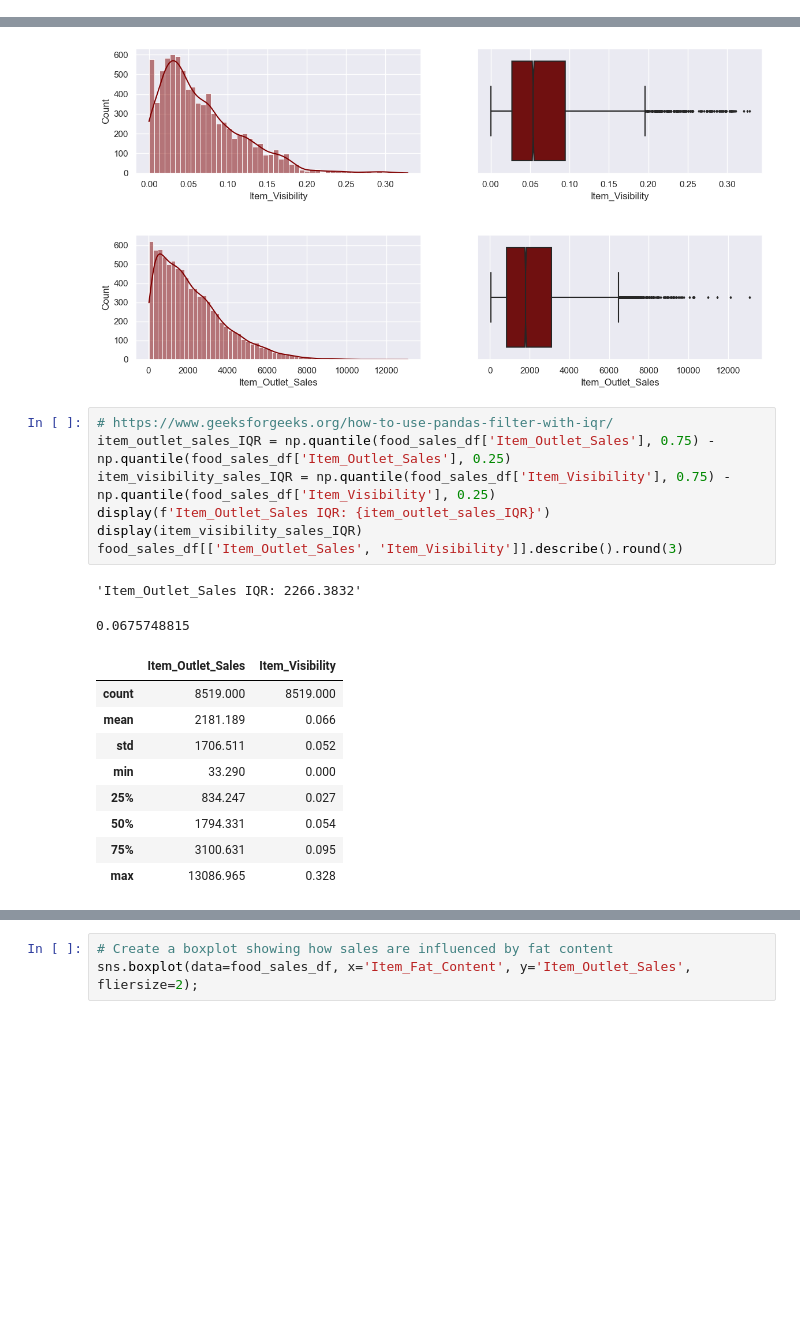
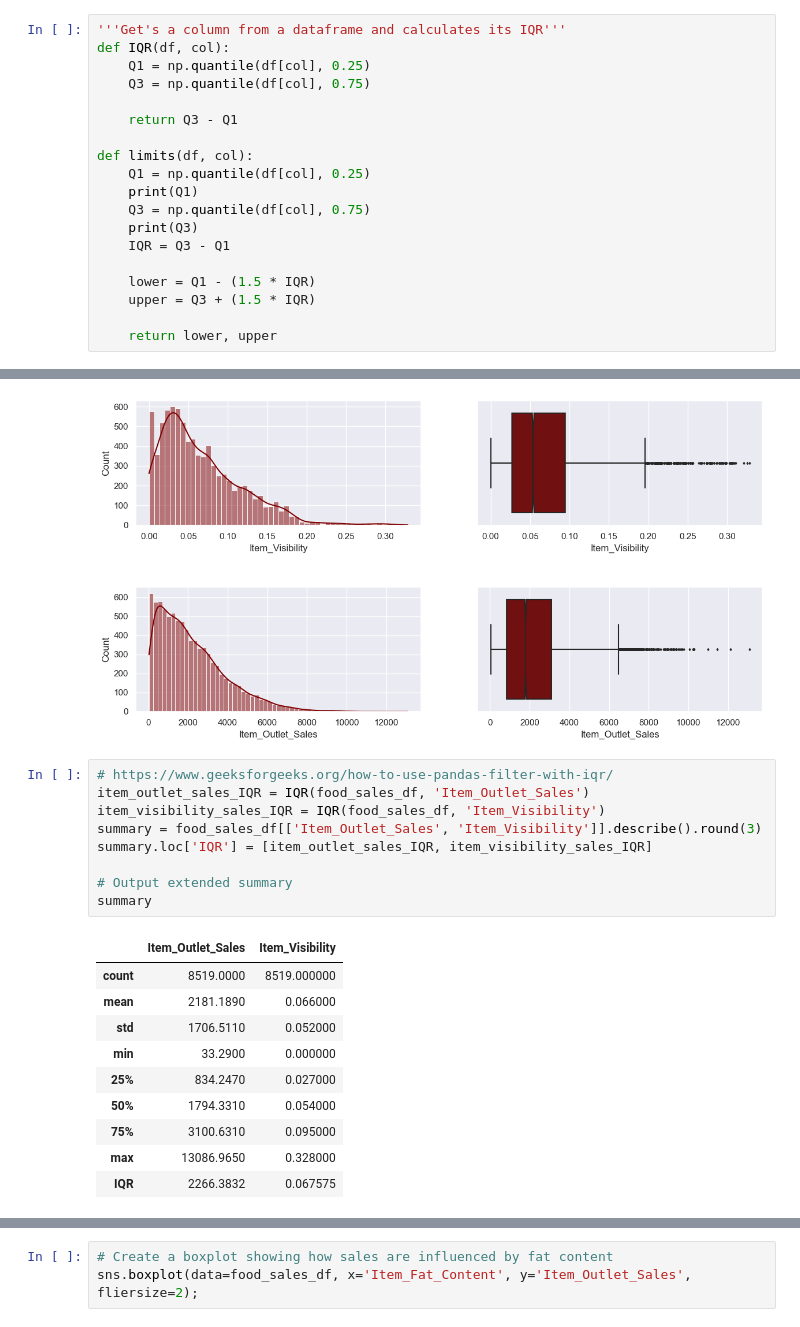
Before and after one commit to john-a-dixon/forecasting-food-sales, a Jupyter notebook: forecasting-food-sales.ipynb, the cells around one changed output, grey strips where cells are left out. Drawn from its saved outputs; the diff is of its cells as text; blank space fills up the shorter version.

```diff
--- a/forecasting-food-sales.ipynb
+++ b/forecasting-food-sales.ipynb
@@ -69,6 +69,25 @@ food_sales_df.head()
 | 2 | FDN15 | 17.50 | Low Fat | 0.016760 | Meat | 141.6180 | ... |
 | 3 | FDX07 | 19.20 | Regular | 0.000000 | Fruits and Vegetables | 182.0950 | ... |
 | 4 | NCD19 | 8.93 | Low Fat | 0.000000 | Household | 53.8614 | ... |
+# %%
+'''Get's a column from a dataframe and calculates its IQR'''
+def IQR(df, col):
+    Q1 = np.quantile(df[col], 0.25)
+    Q3 = np.quantile(df[col], 0.75)
+
+    return Q3 - Q1
+
+def limits(df, col):
+    Q1 = np.quantile(df[col], 0.25)
+    print(Q1)
+    Q3 = np.quantile(df[col], 0.75)
+    print(Q3)
+    IQR = Q3 - Q1
+
+    lower = Q1 - (1.5 * IQR)
+    upper = Q3 + (1.5 * IQR)
+
+    return lower, upper
 # %% [markdown]
 ## Data Cleaning
 
@@ -530,23 +549,24 @@ sns.boxplot(data=food_sales_df, x='Item_Outlet_Sales', ax=axes[1, 1], notch=True
 [figure]
 # %%
 # https://www.geeksforgeeks.org/how-to-use-pandas-filter-with-iqr/
-item_outlet_sales_IQR = np.quantile(food_sales_df['Item_Outlet_Sales'], 0.75) - np.quantile(food_sales_df['Item_Outlet_Sales'], 0.25)
-item_visibility_sales_IQR = np.quantile(food_sales_df['Item_Visibility'], 0.75) - np.quantile(food_sales_df['Item_Visibility'], 0.25)
-display(f'Item_Outlet_Sales IQR: {item_outlet_sales_IQR}')
-display(item_visibility_sales_IQR)
-food_sales_df[['Item_Outlet_Sales', 'Item_Visibility']].describe().round(3)
+item_outlet_sales_IQR = IQR(food_sales_df, 'Item_Outlet_Sales')
+item_visibility_sales_IQR = IQR(food_sales_df, 'Item_Visibility')
+summary = food_sales_df[['Item_Outlet_Sales', 'Item_Visibility']].describe().round(3)
+summary.loc['IQR'] = [item_outlet_sales_IQR, item_visibility_sales_IQR]
+
+# Output extended summary
+summary
 # %% [output]
-'Item_Outlet_Sales IQR: 2266.3832'
-0.0675748815
 |  | Item_Outlet_Sales | Item_Visibility |
-| count | 8519.000 | 8519.000 |
-| mean | 2181.189 | 0.066 |
-| std | 1706.511 | 0.052 |
-| min | 33.290 | 0.000 |
-| 25% | 834.247 | 0.027 |
-| 50% | 1794.331 | 0.054 |
-| 75% | 3100.631 | 0.095 |
-| max | 13086.965 | 0.328 |
+| count | 8519.0000 | 8519.000000 |
+| mean | 2181.1890 | 0.066000 |
+| std | 1706.5110 | 0.052000 |
+| min | 33.2900 | 0.000000 |
+| 25% | 834.2470 | 0.027000 |
+| 50% | 1794.3310 | 0.054000 |
+| 75% | 3100.6310 | 0.095000 |
+| max | 13086.9650 | 0.328000 |
+| IQR | 2266.3832 | 0.067575 |
 # %% [markdown]
 These two histograms show the following:
 
```
Also changed, not shown: parts of 4 cells of this notebook.
